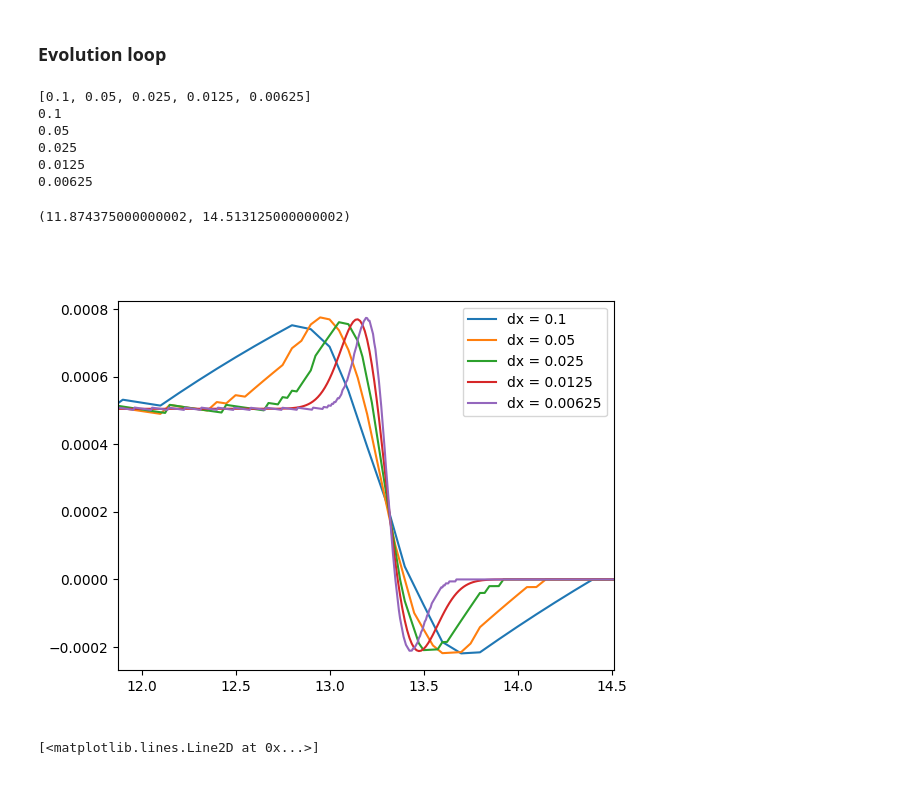
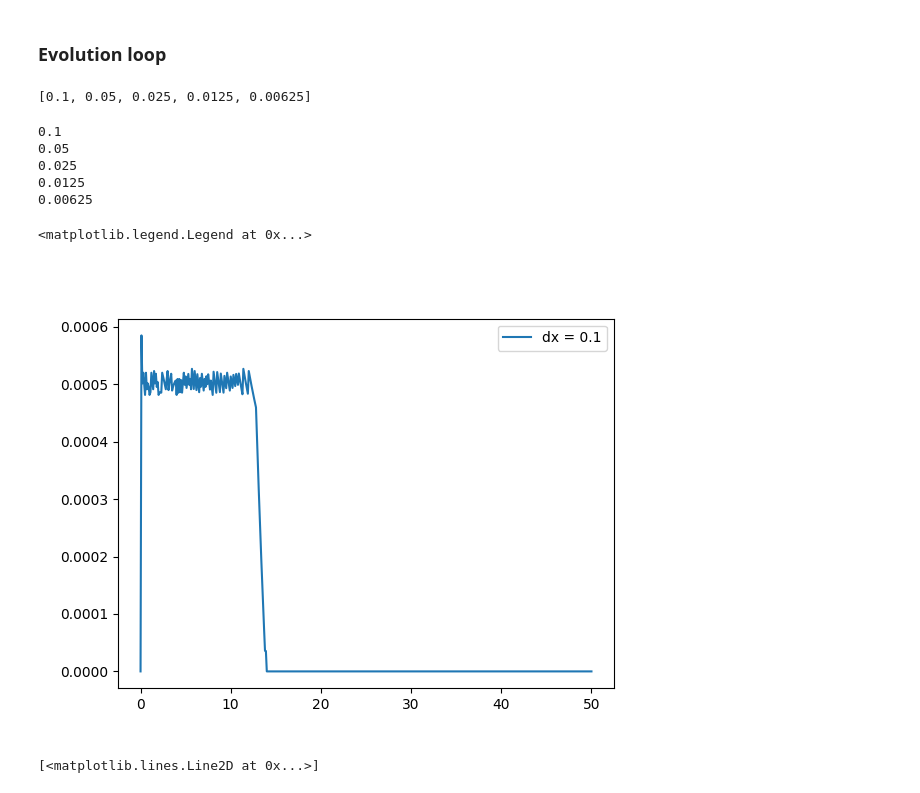
Before and after one commit to LoreCip/LQG-BH-Collapse, a Jupyter notebook: Notebooks/godunov.ipynb, the cells around one changed output. Saved outputs shown, nothing was run; the diff lists cells and outputs as text; code cells hidden in the pictures.

```diff
--- a/Notebooks/godunov.ipynb
+++ b/Notebooks/godunov.ipynb
@@ -9,5 +9,7 @@ from numba import njit, vectorize
 def heaviside(x):
     if x < 0:
         return 0
+    elif x > 0:
+        return 1
     else:
-        return 1
+        return 0.5
@@ -70,19 +85,25 @@ def CLF(B, X, dx, fact = 0.45):
 # %% [markdown]
 ### Evolution loop
+# %%
+T_final = 2 #8.5*mass**2 + 40*mass
+
+r0 = 15
+
+m = 5
+xm = 50.0
+dx0 = 0.1
+n_div = 5
+dxs = [dx0 / 2**i for i in range(n_div)]
+
+print(dxs)
+# %% [output]
+[0.1, 0.05, 0.025, 0.0125, 0.00625]
 # %%
-T_final = 2 #8.5*mass**2 + 40*mass
 
-r0 = 15
-
-m = 5
-xm = 50.0
-dx0 = 0.1
-n_div = 5
-dxs = [dx0 / 2**i for i in range(n_div)]
-
-print(dxs)
 
 saved = {}
+
+
 
 for k, dx in enumerate(dxs):
     print(dx)
@@ -103,7 +124,6 @@ for k, dx in enumerate(dxs):
     saved[k]['B']  = B.copy()
     saved[k]['rho']  = Rho1.copy()
 # %% [output]
-[0.1, 0.05, 0.025, 0.0125, 0.00625]
 0.1
 0.05
 0.025
@@ -116,18 +136,22 @@ for k, dx in enumerate(dxs):
 # %%
 import pickle
 with open('results/godunov_multipleRes.pickle', 'rb') as handle:
-    saved = pickle.load(handle)
+    saved_old = pickle.load(handle)
 # %%
 fig = plt.figure()
 # plt.plot(X, Rho1, label = f"dx = {saved[k]['dx']}")
-for k in range(len(dxs)):
+for k in range(len(dxs)-4):
     plt.plot(saved[k]['x'], saved[k]['rho'], label = f"dx = {saved[k]['dx']}")
 
+# plt.plot(saved[3]['x'], saved[3]['rho'], label = f"new")
+# plt.plot(saved_old[3]['x'], saved_old[3]['rho'], '--', label = f"old")
+
+
 plt.legend()
-plt.xlim(0.9*X[np.argmax(Rho1)], 1.1*X[np.argmax(Rho1)])
+# plt.xlim(0.9*X[np.argmax(Rho1)], 1.1*X[np.argmax(Rho1)])
 # %% [output]
-(11.874375000000002, 14.513125000000002)
+<matplotlib.legend.Legend at 0x...>
-[figure, old version]
+[figure, new version]
 # %%
 Is = {}
 
```
Also changed, not shown: parts of 3 cells of this notebook, 14 other files.
